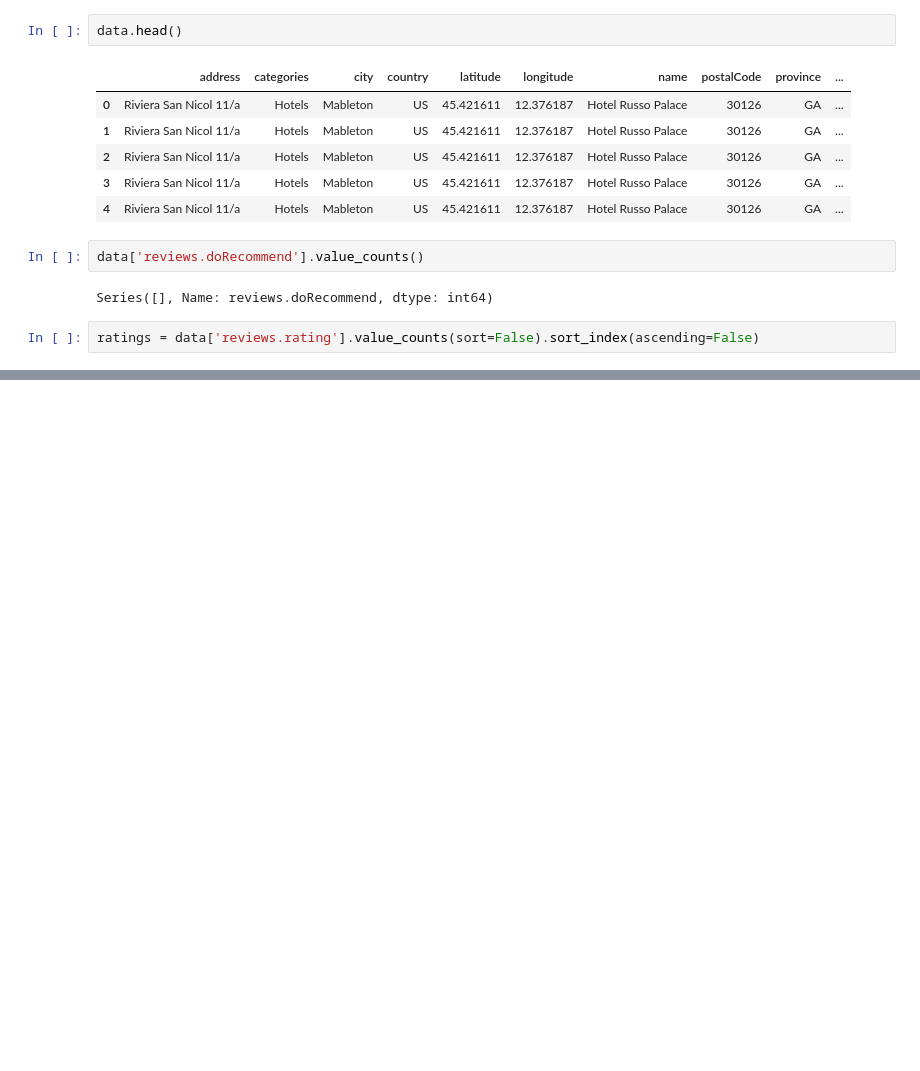
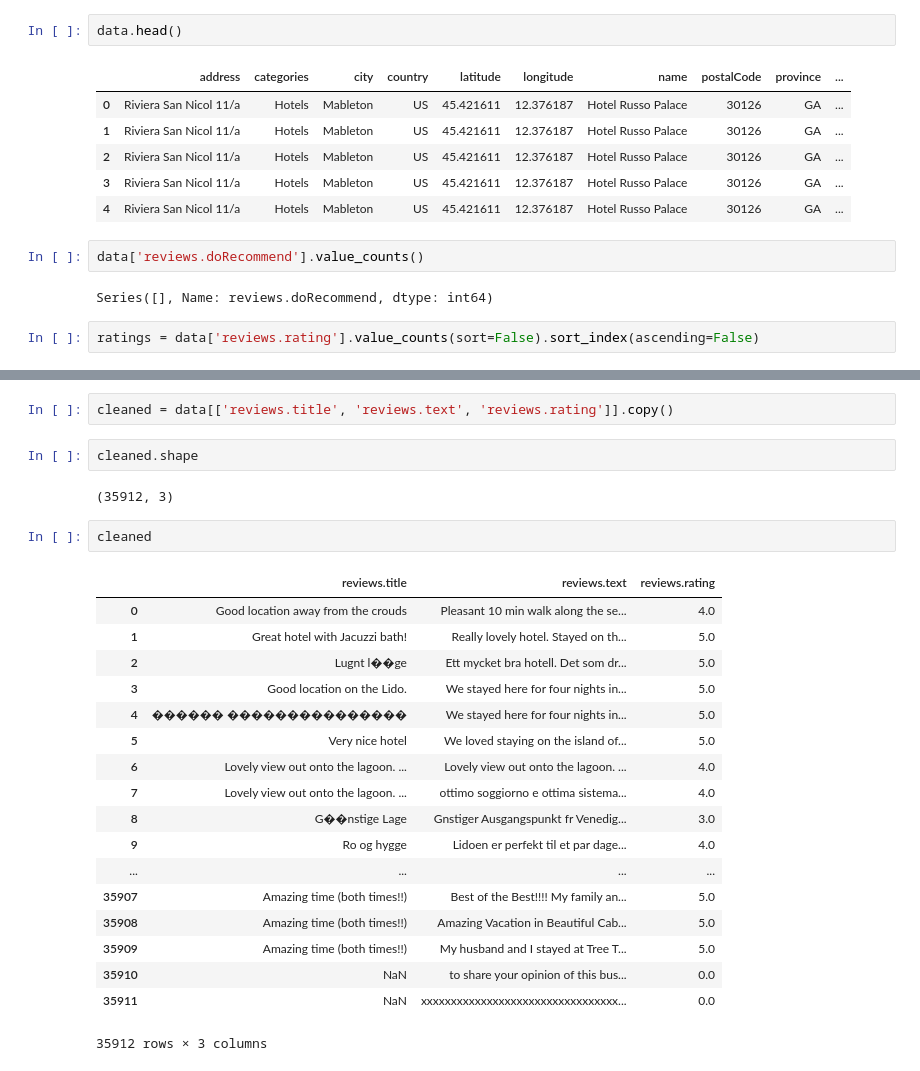
Before and after one commit to rtjfarrimond/hotel-review-embedding, a Jupyter notebook: Embedding.ipynb, the cells around one changed output, grey strips where cells are left out. Saved outputs shown, nothing was run; the diff lists cells and outputs as text; blank space fills up the shorter version.

```diff
--- a/Embedding.ipynb
+++ b/Embedding.ipynb
@@ -72,0 +80,27 @@ From the above inspection we note that we can use the `reviews.text` + `reviews.
+# %%
+cleaned = data[['reviews.title', 'reviews.text', 'reviews.rating']].copy()
+# %%
+cleaned.shape
+# %% [output]
+(35912, 3)
+# %%
+cleaned
+# %% [output]
+|  | reviews.title | reviews.text | reviews.rating |
+| 0 | Good location away from the crouds | Pleasant 10 min walk along the se... | 4.0 |
+| 1 | Great hotel with Jacuzzi bath! | Really lovely hotel. Stayed on th... | 5.0 |
+| 2 | Lugnt l��ge | Ett mycket bra hotell. Det som dr... | 5.0 |
+| 3 | Good location on the Lido. | We stayed here for four nights in... | 5.0 |
+| 4 | ������ ��������������� | We stayed here for four nights in... | 5.0 |
+| 5 | Very nice hotel | We loved staying on the island of... | 5.0 |
+| 6 | Lovely view out onto the lagoon. ... | Lovely view out onto the lagoon. ... | 4.0 |
+| 7 | Lovely view out onto the lagoon. ... | ottimo soggiorno e ottima sistema... | 4.0 |
+| 8 | G��nstige Lage | Gnstiger Ausgangspunkt fr Venedig... | 3.0 |
+| 9 | Ro og hygge | Lidoen er perfekt til et par dage... | 4.0 |
+| ... | ... | ... | ... |
+| 35907 | Amazing time (both times!!) | Best of the Best!!!! My family an... | 5.0 |
+| 35908 | Amazing time (both times!!) | Amazing Vacation in Beautiful Cab... | 5.0 |
+| 35909 | Amazing time (both times!!) | My husband and I stayed at Tree T... | 5.0 |
+| 35910 | NaN | to share your opinion of this bus... | 0.0 |
+| 35911 | NaN | xxxxxxxxxxxxxxxxxxxxxxxxxxxxxxxxx... | 0.0 |
+35912 rows × 3 columns
```
Also changed, not shown: parts of 42 cells of this notebook.
